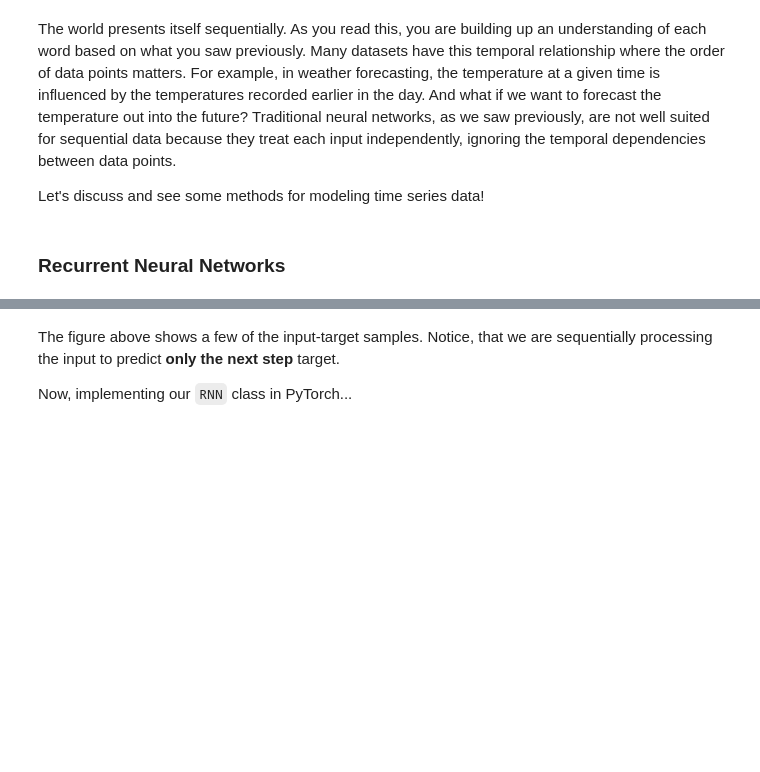
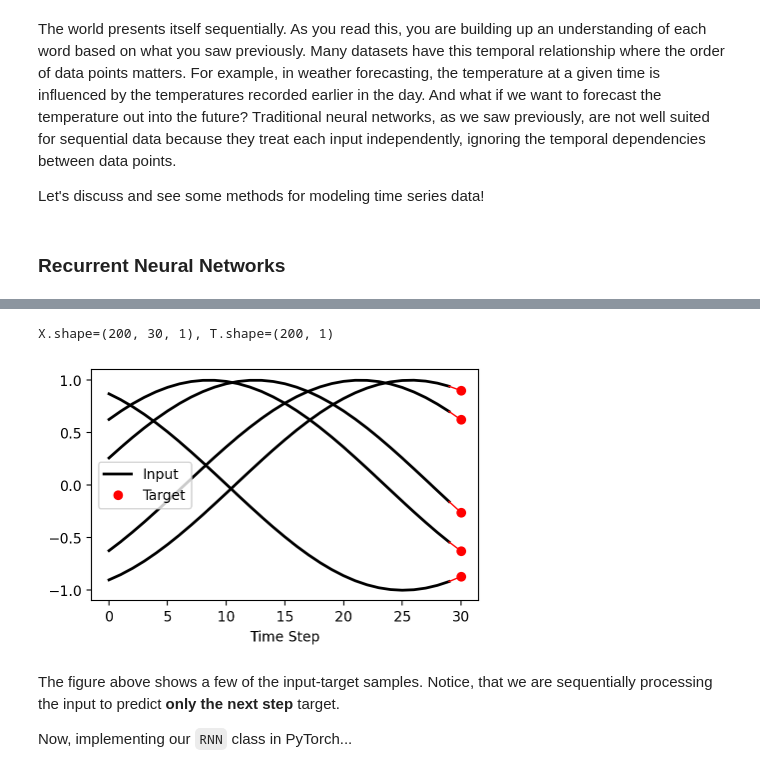
Before and after one commit to d4hackweek/d4book, a Jupyter notebook: book/tutorials/machine-learning/ml-tutorial-notebook.ipynb, the cells around one changed output, grey strips where cells are left out. Cells and saved outputs as stored; diff of their text form; code cells hidden in the pictures; blank space fills up the shorter version.

```diff
--- a/book/tutorials/machine-learning/ml-tutorial-notebook.ipynb
+++ b/book/tutorials/machine-learning/ml-tutorial-notebook.ipynb
@@ -22,6 +22,23 @@ from sklearn.datasets import fetch_california_housing
 from sklearn.ensemble import RandomForestRegressor
 from sklearn.ensemble import GradientBoostingRegressor
 from sklearn.inspection import permutation_importance
+import os
+import sys
+import contextlib
+
+@contextlib.contextmanager
+def suppress_output():
+    with open(os.devnull, "w") as devnull:
+        old_stdout = sys.stdout
+        old_stderr = sys.stderr
+        sys.stdout = devnull
+        sys.stderr = devnull
+        try:
+            yield
+        finally:
+            sys.stdout = old_stdout
+            sys.stderr = old_stderr
+
 
 %matplotlib inline
 %config InlineBackend.figure_format = 'retina'
@@ -814,8 +888,10 @@ An iconic datasets for image-based machine learning is [MNIST](https://yann.lecu
 Let’s start by downloading and visualizing the data!
 # %%
 # download the MNIST data
-mnist_train = datasets.MNIST(root=DATA_DIR, train=True,  download=True)
-mnist_test = datasets.MNIST(root=DATA_DIR, train=False, download=True)
+# Suppress tqdm output while loading the MNIST dataset
+with suppress_output():
+    mnist_train = datasets.MNIST(root=DATA_DIR, train=True,  download=True)
+    mnist_test = datasets.MNIST(root=DATA_DIR, train=False, download=True)
 
 Xtrain = np.expand_dims(mnist_train.data.numpy() / 255., axis=1)
 Ttrain = mnist_train.targets.numpy()
@@ -1029,18 +1123,18 @@ test_dataset = TensorDataset(torch.tensor(Xtest, dtype=torch.float32),
 test_loader = DataLoader(test_dataset, batch_size=batch_size, shuffle=False)
 
 conv_layers = [
-    {'n_filters': 16, 'shape': 3},
-    {'n_filters': 32, 'shape': 3}
+    {'n_filters': 4, 'shape': 3},
+    {'n_filters': 8, 'shape': 3}
 ]
 model = CNN(n_inputs=Xtrain.shape[1:],            # input shape, e.g. (C, H, W)
             conv_layers=conv_layers,              # convolutional layers
-            n_hiddens_list=[32],                  # fully-connected layers
+            n_hiddens_list=[16],                  # fully-connected layers
             n_outputs=np.unique(Ttrain).shape[0], # number of classes
             activation_f='relu')
 print(model)
 
 eta = 0.001
-epochs = 10
+epochs = 5
 
 loss_fn = nn.CrossEntropyLoss() # this is for classification!
 optimizer = torch.optim.Adam(model.parameters(), lr=eta)
@@ -1405,34 +1559,37 @@ def sine_data(n, min_length, max_length, seed=1234):
     np.random.seed(seed)
     X, T, lengths = [], [], []
     for _ in range(n):
         seq_length = np.random.randint(min_length, max_length + 1)
         start = np.random.rand() * 2 * np.pi
         xs = np.linspace(start, start + (seq_length / max_length) * 1 * np.pi, seq_length + 1)
         t = np.sin(xs)
         x_padded = np.pad(t[:-1], (0, max_length - seq_length), 'constant')
         X.append(x_padded)          # input - all but last value, with padding (if needed)
         T.append(t[-1])             # target - only the last value
         lengths.append(seq_length)  # store the true sequence length
     return np.expand_dims(X, axis=-1), np.expand_dims(T, axis=-1), lengths
 
 # generate data
 min_length = 30
 max_length = min_length
-n = 500 # number of samples
+n = 200 # number of samples
 
 X, T, lengths = sine_data(n, min_length, max_length, seed=6)
 print(f'{X.shape=}, {T.shape=}')
 
 # !plotting
 plt.figure(figsize=(5, 3))
 for i in range(5):
     pre_pad_len = lengths[i]
     plt.plot(range(pre_pad_len), X[i, :pre_pad_len, 0], color='k', label='Input' if i == 0 else '', lw=2)
     plt.plot(pre_pad_len, T[i], 'ro', label='Target' if i == 0 else '')
     plt.plot([pre_pad_len - 1, pre_pad_len], [X[i, pre_pad_len-1, 0], T[i, 0]], ls='solid', color='r', lw=1)
 plt.xlabel('Time Step')
 plt.legend(loc='center left')
 plt.show()
+# %% [output]
+X.shape=(200, 30, 1), T.shape=(200, 1)
+[figure, added]
 # %% [markdown]
 The figure above shows a few of the input-target samples. Notice, that we are sequentially processing the input to predict **only the next step** target.
 
```
Also changed, not shown: parts of 35 cells of this notebook.
